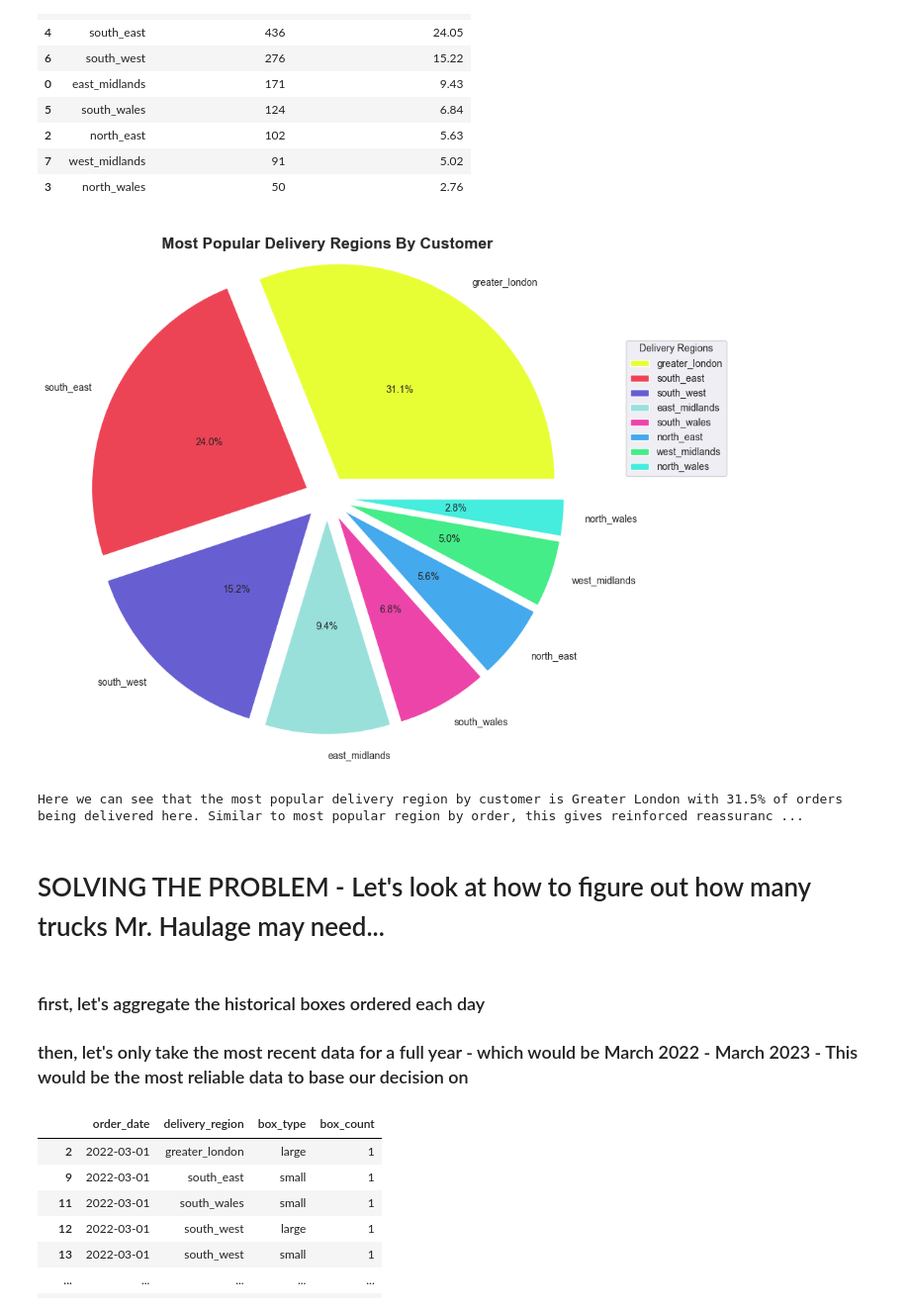
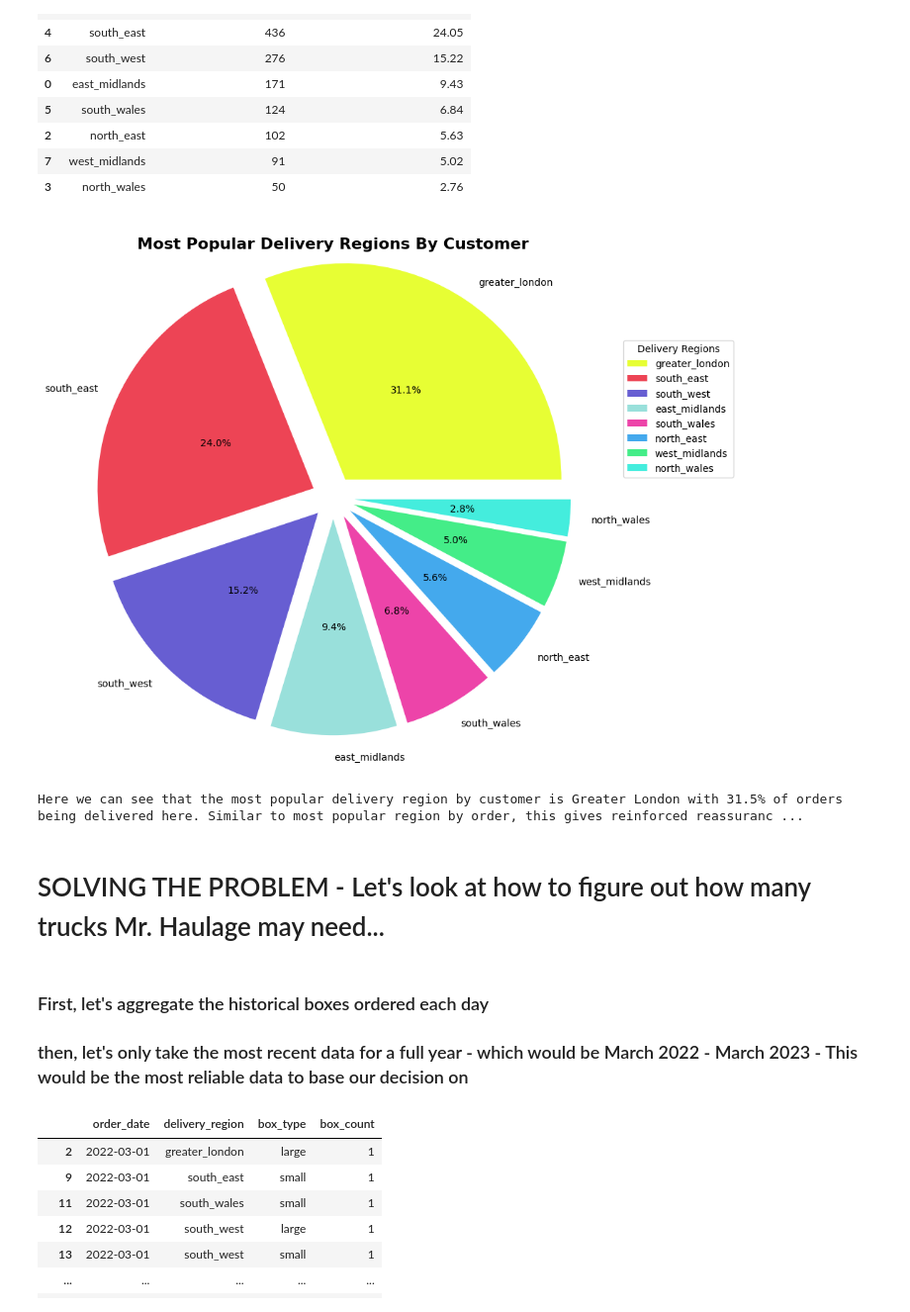
Before and after one commit to LottieJaneDev/20230825_Analyst_case_study_submission_Lottie_Jane_Pollard, a Jupyter notebook: notebooks/exploratory_data_analysis_mr_haulage.ipynb, the cells around one changed output. Shown at 99% size. Drawn from its saved outputs; the diff is of its cells as text; code cells hidden in the pictures.

```diff
--- a/notebooks/exploratory_data_analysis_mr_haulage.ipynb
+++ b/notebooks/exploratory_data_analysis_mr_haulage.ipynb
@@ -273,30 +392,30 @@ most_popular_delivery_regions_by_customers
 # %%
 # let's see this as a visualisation
 
-plt.figure(figsize=(10, 8))
+plt.figure(figsize=(10, 10))
 
 # choose favourite colours
 colours = ['#E7FE34', '#ED4455', '#675ED2', '#99E0DB', '#ED44A9', '#44A9ED', '#44ED88', '#44EDDD']
 
 plt.pie(most_popular_delivery_regions_by_customers['percentage_of_total_customers'], labels=most_popular_delivery_regions_by_customers['delivery_region'], colors=colours, autopct='%1.1f%%', pctdistance=0.5,
         explode=[0.1]*len(most_popular_delivery_regions_by_customers))
 
 plt.title('Most Popular Delivery Regions By Customer', fontsize=16, fontweight='bold', ha='center', y=0.95)
 plt.legend(title='Delivery Regions', loc='upper right', bbox_to_anchor=(1.25, 0.8))
 
 plt.tight_layout()
-plt.savefig('/Users/lottiejanepollare/Library/Mobile Documents/com~apple~CloudDocs/CV, Profiles, Interviews & Job Applications/applications/techmodal_analyst_data_engineer/20230825_Analyst_case_study_submission_Lottie_Jane_Pollard/images/data_visualisations/fig5_most_popular_delivery_regions_by_customer.png')
+plt.savefig('/Users/lottiejanepollare/Library/Mobile Documents/com~apple~CloudDocs/CV, Profiles, Interviews & Job Applications/applications/techmodal_analyst_data_engineer/20230825_Analyst_case_study_submission_Lottie_Jane_Pollard/images/data_visualisations/fig6_most_popular_delivery_regions_by_customer.png')
 
 plt.show()
 
 print(f"Here we can see that the most popular delivery region by customer is Greater London with 31.5% of orders being delivered here. Similar to most popular region by order, this gives reinforced reassurance in making business decisions related to fleet, drivers, new depots.")
 # %% [output]
-[figure, old version]
+[figure, new version]
 Here we can see that the most popular delivery region by customer is Greater London with 31.5% of orders being delivered here. Similar to most popular region by order, this gives reinforced reassuranc ...
 # %% [markdown]
 # SOLVING THE PROBLEM - Let's look at how to figure out how many trucks Mr. Haulage may need...
 # %% [markdown]
-### first, let's aggregate the historical boxes ordered each day
+### First, let's aggregate the historical boxes ordered each day
 ### then, let's only take the most recent data for a full year - which would be March 2022 - March 2023 - This would be the most reliable data to base our decision on
 # %%
 # filter the data to only include the records from 2022-03-01 to 2023-03-31
```
Also changed, not shown: parts of 17 cells of this notebook, 17 other files.
